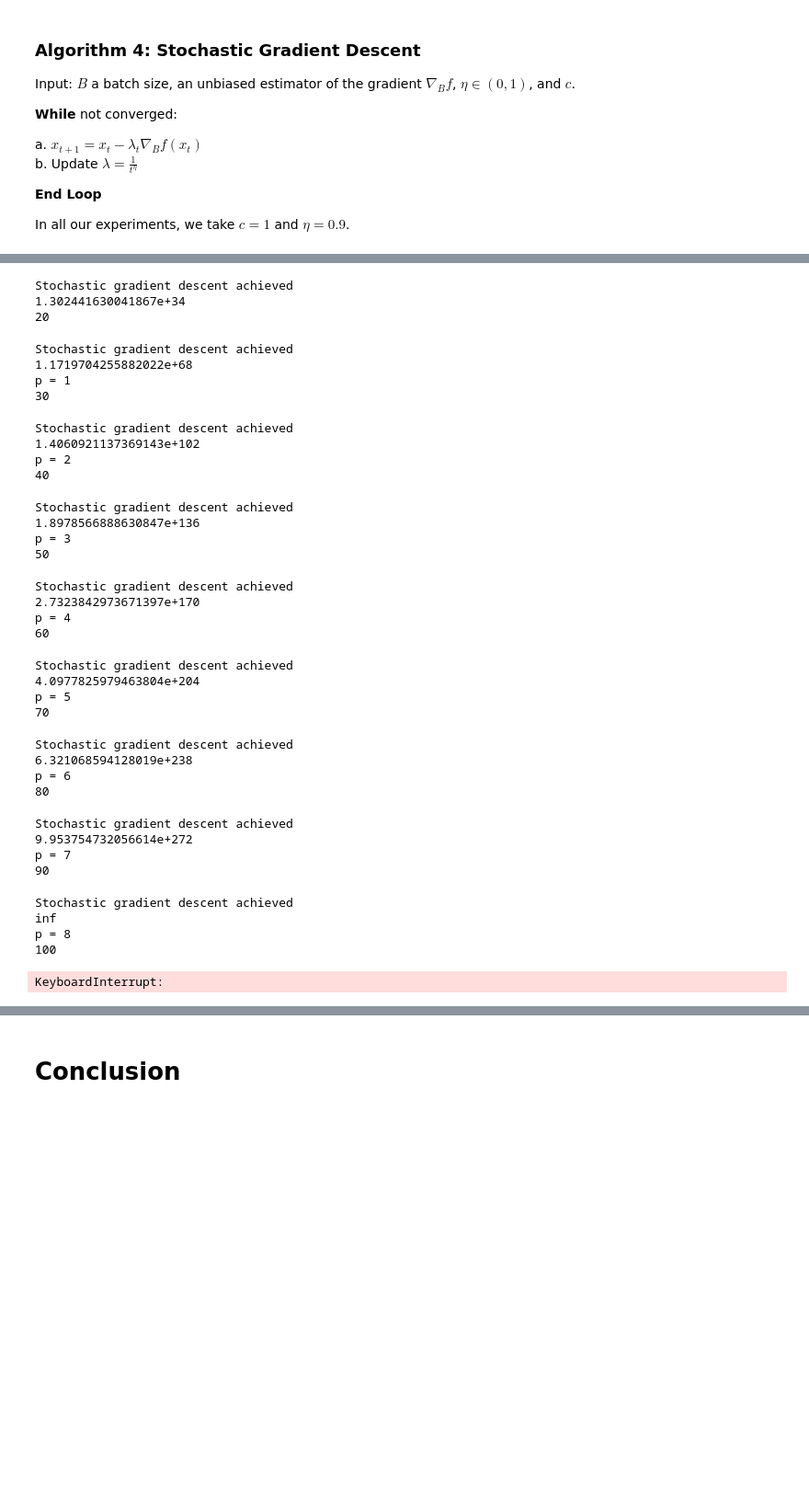
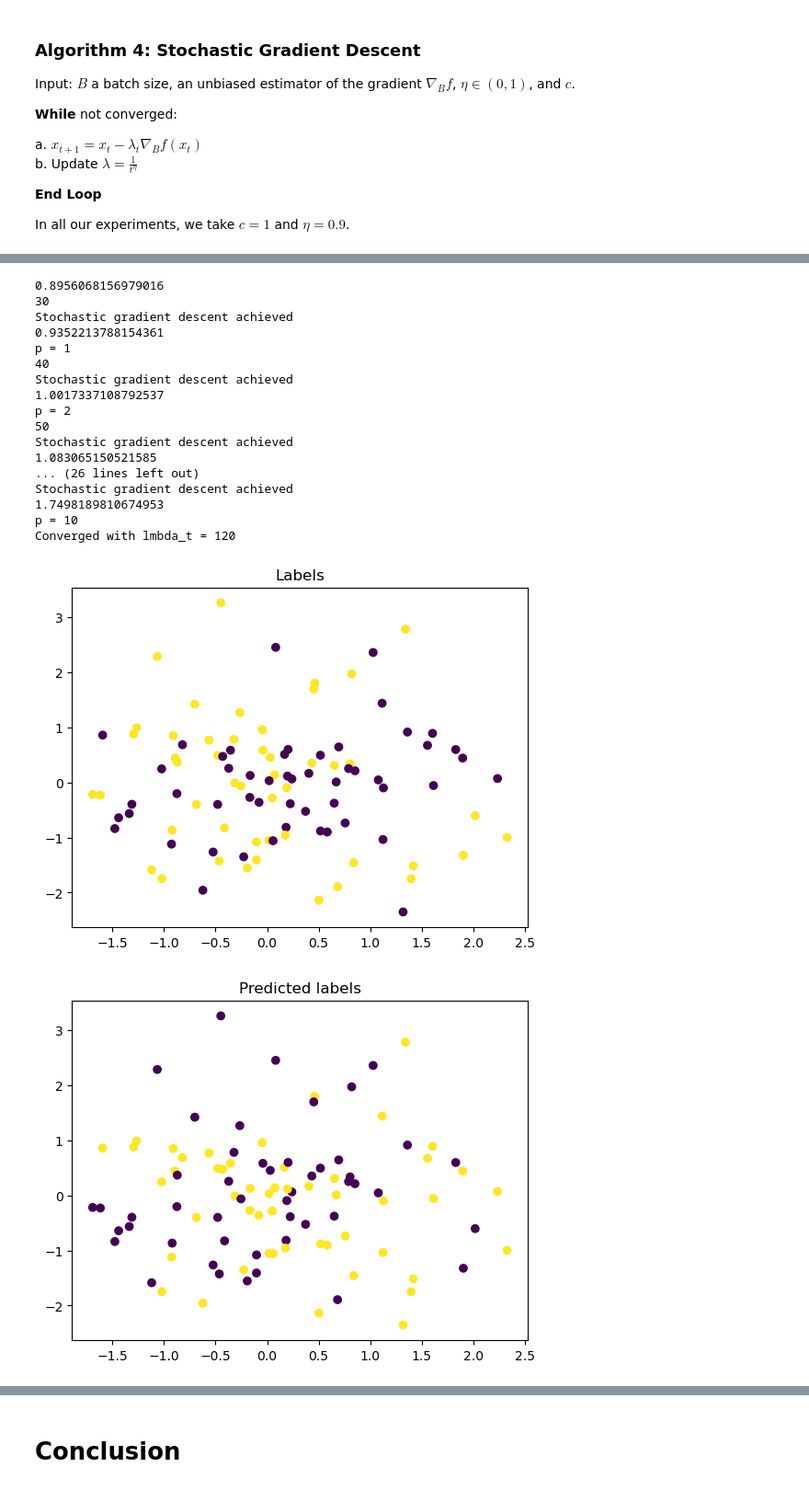
Before and after one commit to AugustinCablant/Computational-Statistics-Project, a Jupyter notebook: notebook.ipynb, the cells around one changed output, grey strips where cells are left out. Shown at 92% size. Drawn from its saved outputs; the diff is of its cells as text; code cells hidden in the pictures; blank space fills up the shorter version.

```diff
--- a/notebook.ipynb
+++ b/notebook.ipynb
@@ -1394,7 +1394,7 @@ class RunRanking:
 
         return np.concatenate([gradient_m, gradient_sigma2])
 
-    def RUN(self):
+    def RUN(self, opti_method = 'SGD'):
         p = 0
         for ix, lmbda_t in enumerate(self.temperatures):
             if self.verbose:
@@ -1402,9 +1402,20 @@ class RunRanking:
 
             params_prev = self.params_t.copy()
 
-            self.params_t = self.stochastic_gradient_descent(
-                self.gradient_estimator, params_prev, B = 10, learning_rate = 0.9, c = 1, max_iter = 10**2, tol = 1e-3
-            )
+            if opti_method == 'SGD':
+                self.params_t = self.stochastic_gradient_descent(
+                    self.gradient_estimator, params_prev, B = 10, learning_rate = 0.9, c = 1, max_iter = 10**2, tol = 1e-3
+                )
+            else:
+
+            # il faut faire la reparamétrisatiion
+                objective_t = lambda params: - self.L_F2_ranking(params[:self.d], params[self.d:], lmbda_t)
+                result = minimize(
+                    fun = objective_t,
+                    x0 = params_prev,
+                    method='L-BFGS-B'
+                    )
+                params_t = result.x
             if self.verbose:
                 print("Stochastic gradient descent achieved")
 
@@ -1440,7 +1451,7 @@ y = np.random.randint(0, 2, size = 100)
 temperatures = list(range(10, 500, 10))
 
 RR = RunRanking(nu, X, y, temperatures, verbose = True, patience = 10)
-m_star, sigma2_star, empirical_bound_star, bounds, lmbda_star = RR.RUN()
+m_star, sigma2_star, empirical_bound_star, bounds, lmbda_star = RR.RUN(opti_method = 'L-BFGS-B')
 
 ypred = []
 for i in tqdm(range(len(X))):
@@ -1461,6 +1472,10 @@ plt.show()
 plt.figure()
 plt.plot(list(range(len(bounds))), bounds, label = "Empirical bound")
 plt.title("Empirical bound")
+plt.legend()
+plt.xlabel("Iterations")
+plt.ylabel("Empirical bound")
+plt.grid()
 plt.show()
 # %% [output]
 10
@@ -1467,36 +1486,19 @@ plt.show()
+0.8956068156979016
+30
 Stochastic gradient descent achieved
-1.302441630041867e+34
-20
+0.9352213788154361
+p = 1
+40
+Stochastic gradient descent achieved
+1.0017337108792537
+p = 2
+50
+Stochastic gradient descent achieved
+1.083065150521585
+... (26 lines left out)
+Stochastic gradient descent achieved
+1.7498189810674953
+p = 10
+Converged with lmbda_t = 120
-Stochastic gradient descent achieved
-1.1719704255882022e+68
-p = 1
-30
-Stochastic gradient descent achieved
-1.4060921137369143e+102
-p = 2
-40
-Stochastic gradient descent achieved
-1.8978566888630847e+136
-p = 3
-50
-Stochastic gradient descent achieved
-2.7323842973671397e+170
-p = 4
-60
-Stochastic gradient descent achieved
-4.0977825979463804e+204
-p = 5
-70
-Stochastic gradient descent achieved
-6.321068594128019e+238
-p = 6
-80
-Stochastic gradient descent achieved
-9.953754732056614e+272
-p = 7
-90
-Stochastic gradient descent achieved
-inf
-p = 8
-100
-KeyboardInterrupt:
+[figure, added]
+[figure, added]
```
Also changed, not shown: parts of 2 cells of this notebook.
